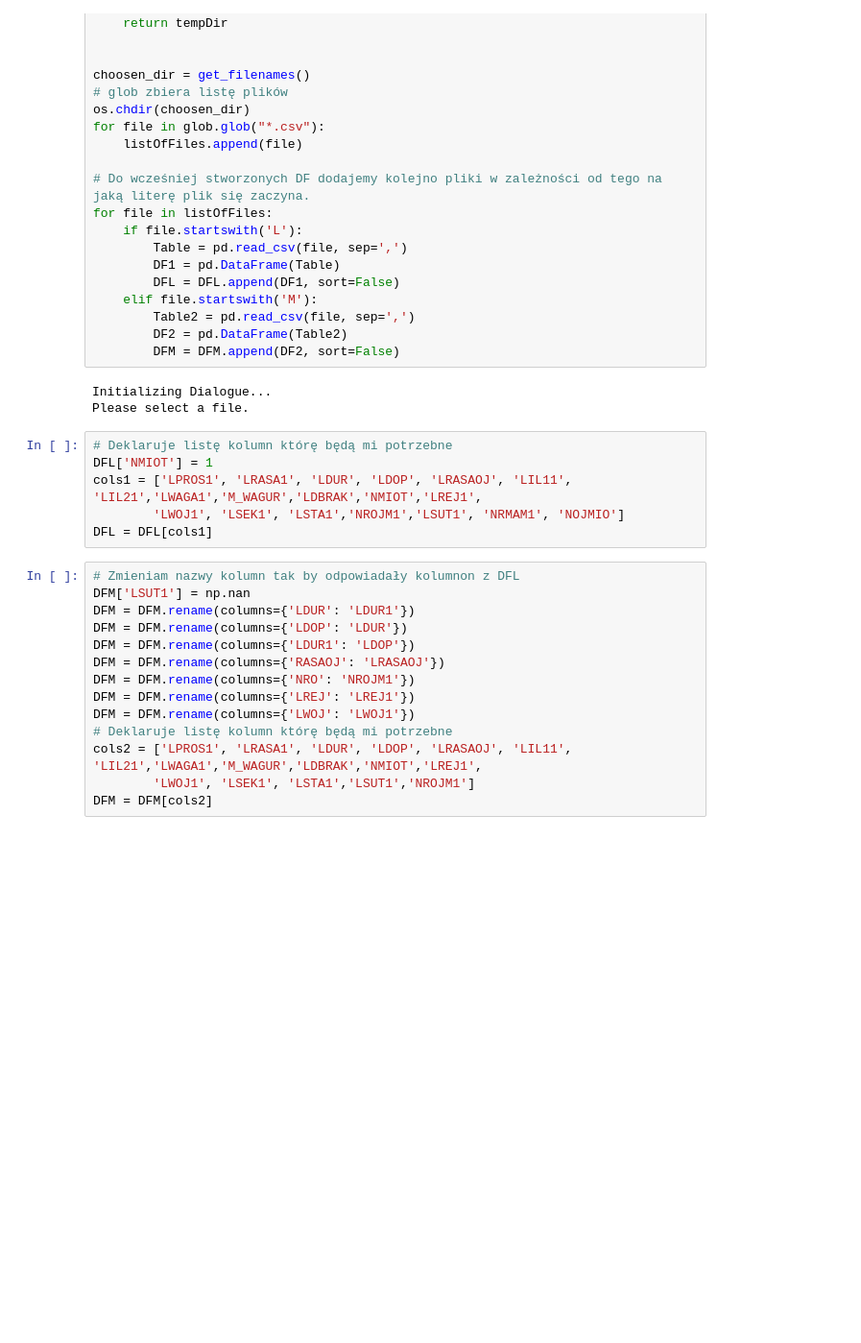
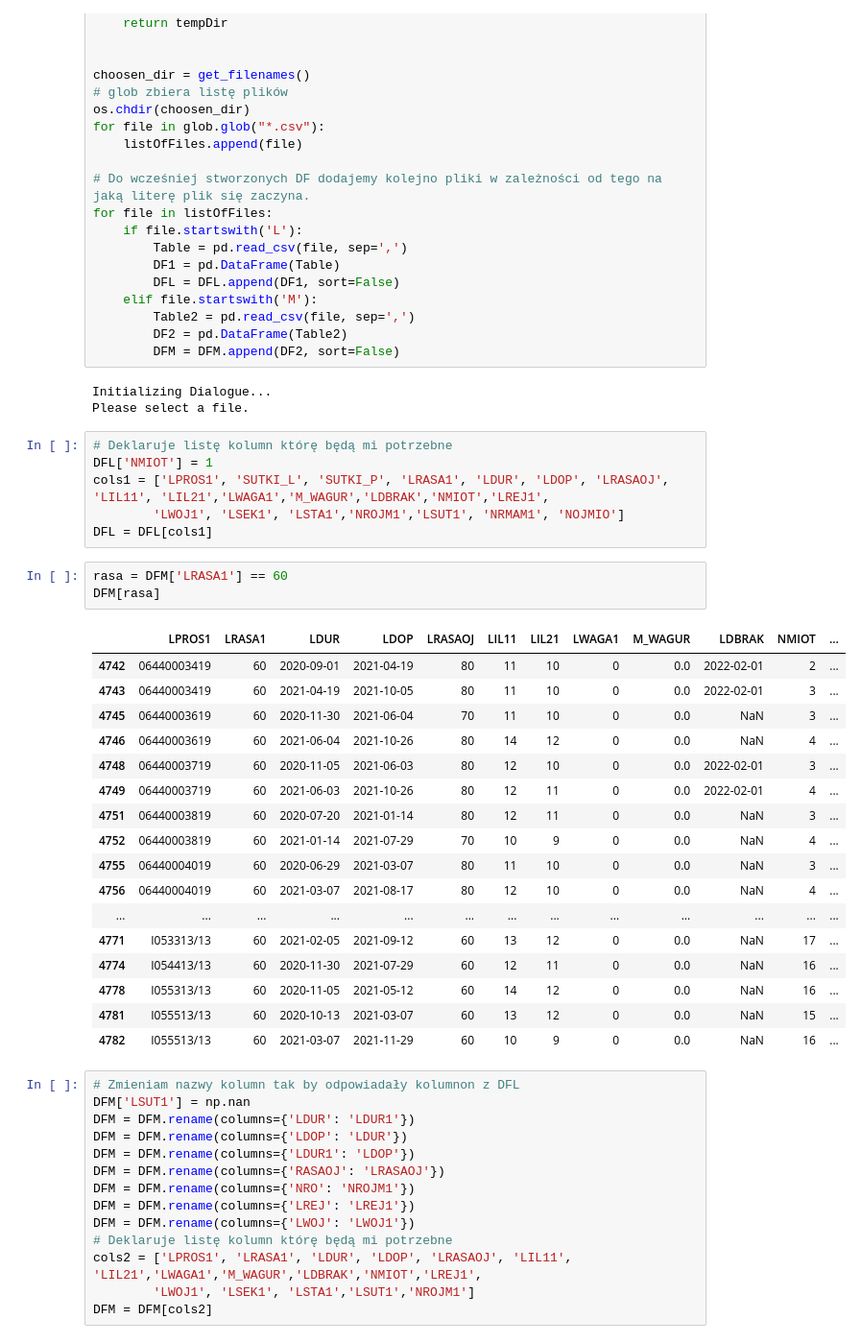
Before and after one commit to MaciejOlech21/InstytutProject, a Jupyter notebook: Gazetka/rozplodowa_rasa_miasto.ipynb, the cells around one changed output. Shown at 96% size. Drawn from its saved outputs; the diff is of its cells as text; blank space fills up the shorter version.

```diff
--- a/Gazetka/rozplodowa_rasa_miasto.ipynb
+++ b/Gazetka/rozplodowa_rasa_miasto.ipynb
@@ -43,9 +43,30 @@ Please select a file.
 # %%
 # Deklaruje listę kolumn którę będą mi potrzebne
 DFL['NMIOT'] = 1
-cols1 = ['LPROS1', 'LRASA1', 'LDUR', 'LDOP', 'LRASAOJ', 'LIL11', 'LIL21','LWAGA1','M_WAGUR','LDBRAK','NMIOT','LREJ1',
+cols1 = ['LPROS1', 'SUTKI_L', 'SUTKI_P', 'LRASA1', 'LDUR', 'LDOP', 'LRASAOJ', 'LIL11', 'LIL21','LWAGA1','M_WAGUR','LDBRAK','NMIOT','LREJ1',
         'LWOJ1', 'LSEK1', 'LSTA1','NROJM1','LSUT1', 'NRMAM1', 'NOJMIO']
 DFL = DFL[cols1]
+# %%
+rasa = DFM['LRASA1'] == 60
+DFM[rasa]
+# %% [output]
+|  | LPROS1 | LRASA1 | LDUR | LDOP | LRASAOJ | LIL11 | LIL21 | LWAGA1 | M_WAGUR | LDBRAK | NMIOT | ... |
+| 4742 | 06440003419 | 60 | 2020-09-01 | 2021-04-19 | 80 | 11 | 10 | 0 | 0.0 | 2022-02-01 | 2 | ... |
+| 4743 | 06440003419 | 60 | 2021-04-19 | 2021-10-05 | 80 | 11 | 10 | 0 | 0.0 | 2022-02-01 | 3 | ... |
+| 4745 | 06440003619 | 60 | 2020-11-30 | 2021-06-04 | 70 | 11 | 10 | 0 | 0.0 | NaN | 3 | ... |
+| 4746 | 06440003619 | 60 | 2021-06-04 | 2021-10-26 | 80 | 14 | 12 | 0 | 0.0 | NaN | 4 | ... |
+| 4748 | 06440003719 | 60 | 2020-11-05 | 2021-06-03 | 80 | 12 | 10 | 0 | 0.0 | 2022-02-01 | 3 | ... |
+| 4749 | 06440003719 | 60 | 2021-06-03 | 2021-10-26 | 80 | 12 | 11 | 0 | 0.0 | 2022-02-01 | 4 | ... |
+| 4751 | 06440003819 | 60 | 2020-07-20 | 2021-01-14 | 80 | 12 | 11 | 0 | 0.0 | NaN | 3 | ... |
+| 4752 | 06440003819 | 60 | 2021-01-14 | 2021-07-29 | 70 | 10 | 9 | 0 | 0.0 | NaN | 4 | ... |
+| 4755 | 06440004019 | 60 | 2020-06-29 | 2021-03-07 | 80 | 11 | 10 | 0 | 0.0 | NaN | 3 | ... |
+| 4756 | 06440004019 | 60 | 2021-03-07 | 2021-08-17 | 80 | 12 | 10 | 0 | 0.0 | NaN | 4 | ... |
+| ... | ... | ... | ... | ... | ... | ... | ... | ... | ... | ... | ... | ... |
+| 4771 | I053313/13 | 60 | 2021-02-05 | 2021-09-12 | 60 | 13 | 12 | 0 | 0.0 | NaN | 17 | ... |
+| 4774 | I054413/13 | 60 | 2020-11-30 | 2021-07-29 | 60 | 12 | 11 | 0 | 0.0 | NaN | 16 | ... |
+| 4778 | I055313/13 | 60 | 2020-11-05 | 2021-05-12 | 60 | 14 | 12 | 0 | 0.0 | NaN | 16 | ... |
+| 4781 | I055513/13 | 60 | 2020-10-13 | 2021-03-07 | 60 | 13 | 12 | 0 | 0.0 | NaN | 15 | ... |
+| 4782 | I055513/13 | 60 | 2021-03-07 | 2021-11-29 | 60 | 10 | 9 | 0 | 0.0 | NaN | 16 | ... |
 # %%
 # Zmieniam nazwy kolumn tak by odpowiadały kolumnon z DFL
 DFM['LSUT1'] = np.nan
```
Also changed, not shown: parts of 10 cells of this notebook, 2 other files.
